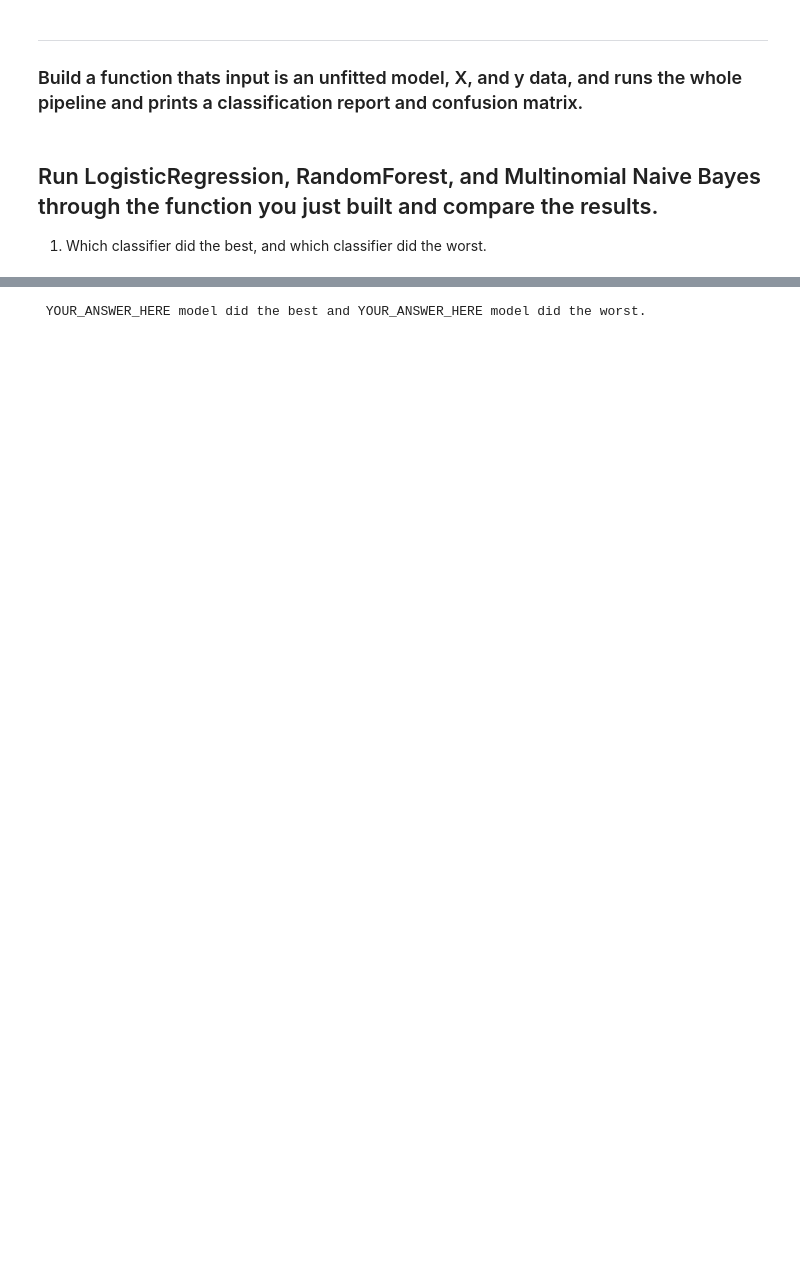
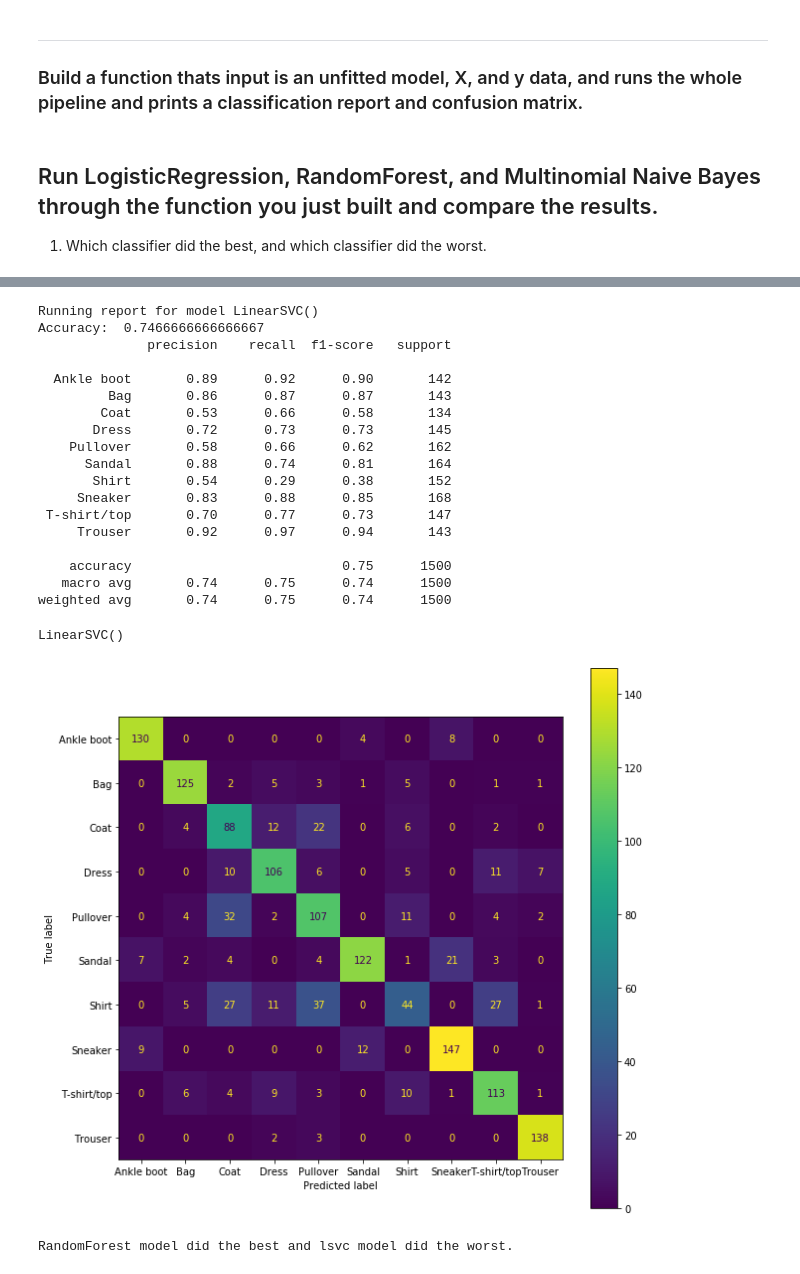
Before and after one commit to miaonanlin/2021-spring-data-science, a Jupyter notebook: Week8-Image-Classification/Image-Classification-Exercise.ipynb, the cells around one changed output, grey strips where cells are left out. Cells and saved outputs as stored; diff of their text form; code cells hidden in the pictures; blank space fills up the shorter version.

```diff
--- a/Week8-Image-Classification/Image-Classification-Exercise.ipynb
+++ b/Week8-Image-Classification/Image-Classification-Exercise.ipynb
@@ -325,4 +391,29 @@ def build_and_eval_model(model, X, y, random_state=23):
+# %%
+# MultinomialNB
+lsvc = svm.LinearSVC()
+build_and_eval_model(lsvc, X, y)
+# %% [output]
+Running report for model LinearSVC()
+Accuracy:  0.7466666666666667
+              precision    recall  f1-score   support
+
+  Ankle boot       0.89      0.92      0.90       142
+         Bag       0.86      0.87      0.87       143
+        Coat       0.53      0.66      0.58       134
+       Dress       0.72      0.73      0.73       145
+    Pullover       0.58      0.66      0.62       162
+      Sandal       0.88      0.74      0.81       164
+       Shirt       0.54      0.29      0.38       152
+     Sneaker       0.83      0.88      0.85       168
+ T-shirt/top       0.70      0.77      0.73       147
+     Trouser       0.92      0.97      0.94       143
+
+    accuracy                           0.75      1500
+   macro avg       0.74      0.75      0.74      1500
+weighted avg       0.74      0.75      0.74      1500
+LinearSVC()
+[figure, added]
 # %%
-print('YOUR_ANSWER_HERE model did the best and YOUR_ANSWER_HERE model did the worst.')
+print('RandomForest model did the best and lsvc model did the worst.')
 # %% [output]
- YOUR_ANSWER_HERE model did the best and YOUR_ANSWER_HERE model did the worst.
+RandomForest model did the best and lsvc model did the worst.
```
Also changed, not shown: parts of 12 cells of this notebook.
